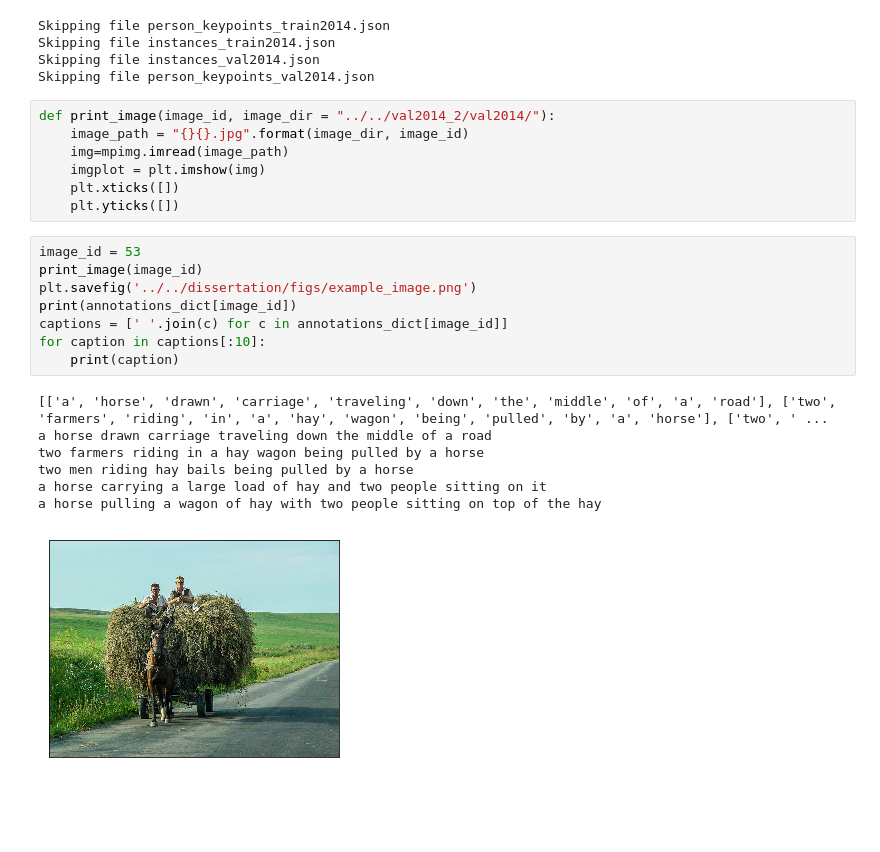
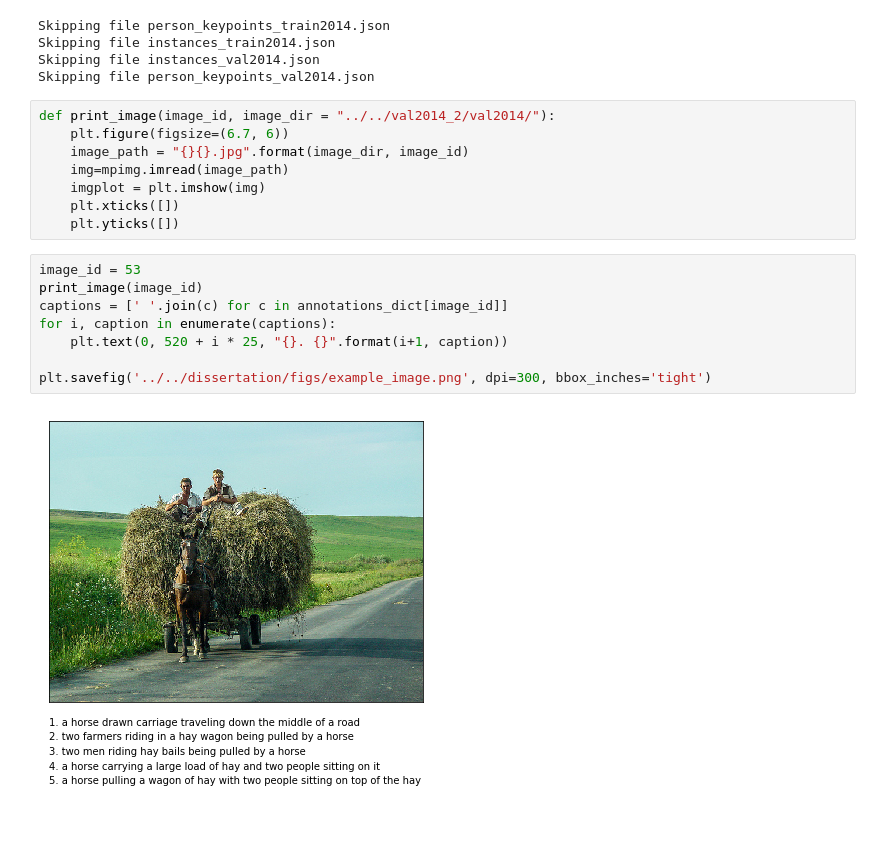
Before and after one commit to seb5666/image_captions, a Jupyter notebook: evaluation/Figures.ipynb, the cells around one changed output. Saved outputs shown, nothing was run; the diff lists cells and outputs as text.

```diff
--- a/evaluation/Figures.ipynb
+++ b/evaluation/Figures.ipynb
@@ -80,6 +80,7 @@ Skipping file instances_val2014.json
 Skipping file person_keypoints_val2014.json
 # %%
 def print_image(image_id, image_dir = "../../val2014_2/val2014/"):
+    plt.figure(figsize=(6.7, 6))
     image_path = "{}{}.jpg".format(image_dir, image_id)
     img=mpimg.imread(image_path)
     imgplot = plt.imshow(img)
@@ -88,18 +89,12 @@ def print_image(image_id, image_dir = "../../val2014_2/val2014/"):
 # %%
 image_id = 53
 print_image(image_id)
-plt.savefig('../../dissertation/figs/example_image.png')
-print(annotations_dict[image_id])
 captions = [' '.join(c) for c in annotations_dict[image_id]]
-for caption in captions[:10]:
-    print(caption)
+for i, caption in enumerate(captions):
+    plt.text(0, 520 + i * 25, "{}. {}".format(i+1, caption))
+
+plt.savefig('../../dissertation/figs/example_image.png', dpi=300, bbox_inches='tight')
 # %% [output]
-[['a', 'horse', 'drawn', 'carriage', 'traveling', 'down', 'the', 'middle', 'of', 'a', 'road'], ['two', 'farmers', 'riding', 'in', 'a', 'hay', 'wagon', 'being', 'pulled', 'by', 'a', 'horse'], ['two', ' ...
-a horse drawn carriage traveling down the middle of a road
-two farmers riding in a hay wagon being pulled by a horse
-two men riding hay bails being pulled by a horse
-a horse carrying a large load of hay and two people sitting on it
-a horse pulling a wagon of hay with two people sitting on top of the hay
-[figure, old version]
+[figure, new version]
 # %% [markdown]
 #
```
Also changed, not shown: 3 other files.
